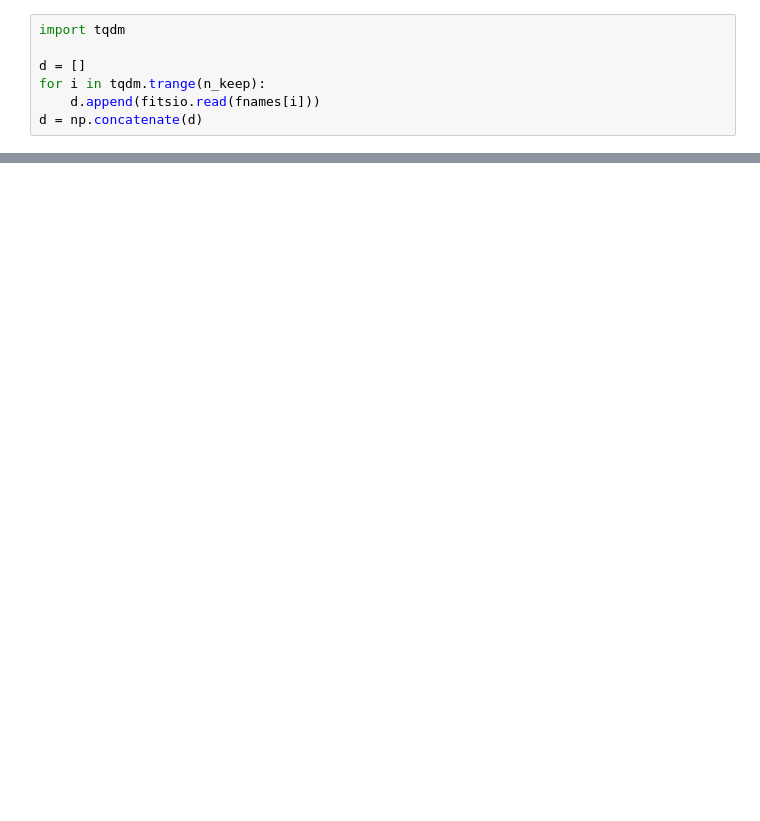
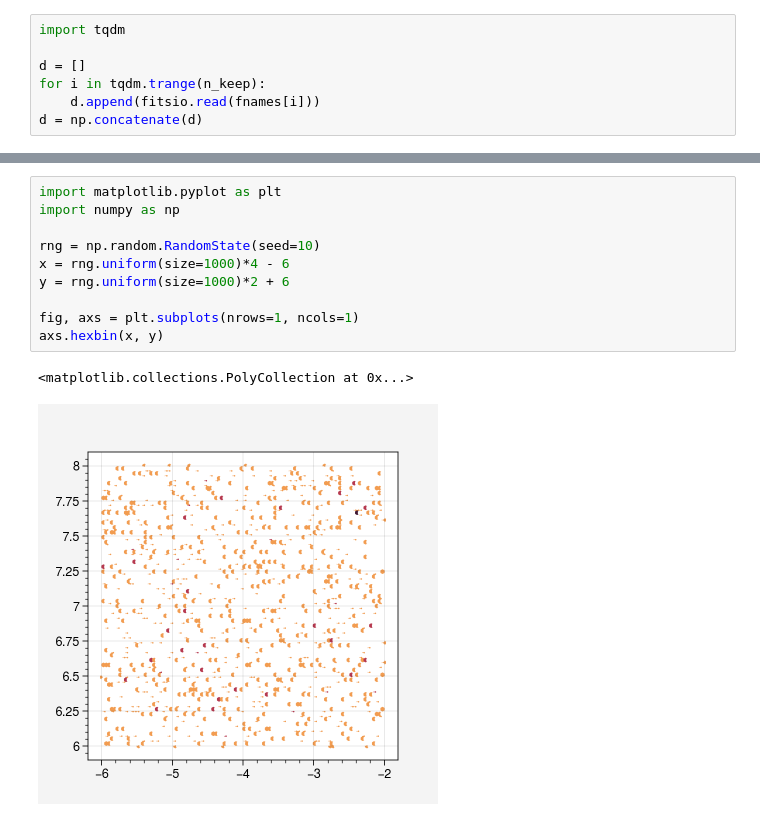
Before and after one commit to beckermr/des-y6-analysis, a Jupyter notebook: 2022_01_22_run_mdet_final_v1/plot_dist.ipynb, the cells around one changed output, grey strips where cells are left out. Drawn from its saved outputs; the diff is of its cells as text; blank space fills up the shorter version.

```diff
--- a/2022_01_22_run_mdet_final_v1/plot_dist.ipynb
+++ b/2022_01_22_run_mdet_final_v1/plot_dist.ipynb
@@ -19,0 +57,13 @@ d = np.concatenate(d)
+# %%
+import matplotlib.pyplot as plt
+import numpy as np
+
+rng = np.random.RandomState(seed=10)
+x = rng.uniform(size=1000)*4 - 6
+y = rng.uniform(size=1000)*2 + 6
+
+fig, axs = plt.subplots(nrows=1, ncols=1)
+axs.hexbin(x, y)
+# %% [output]
+<matplotlib.collections.PolyCollection at 0x...>
+[figure, added]
```
Also changed, not shown: parts of 6 cells of this notebook.
